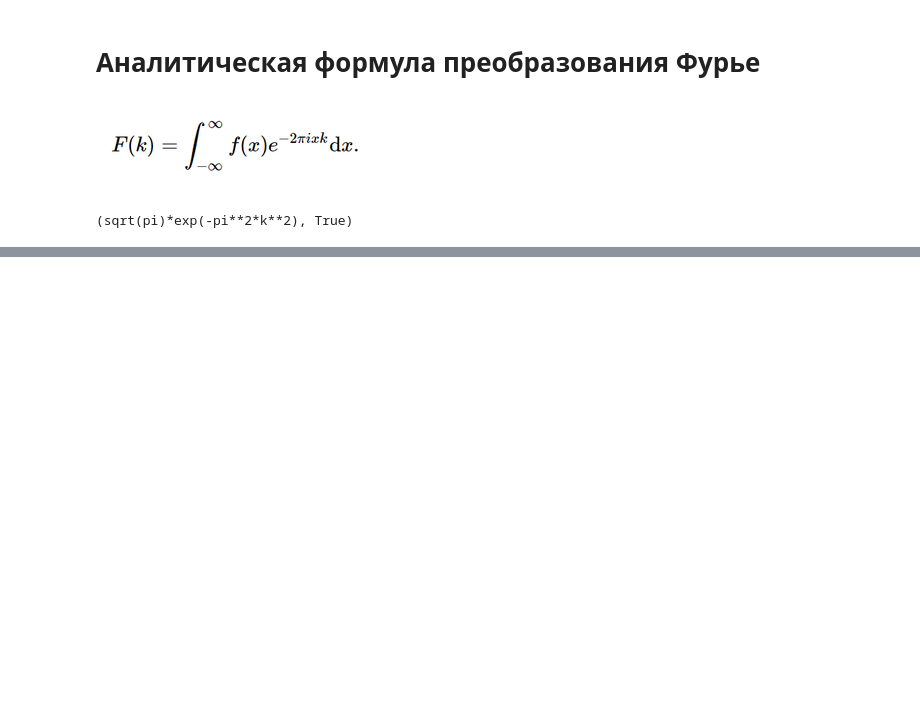
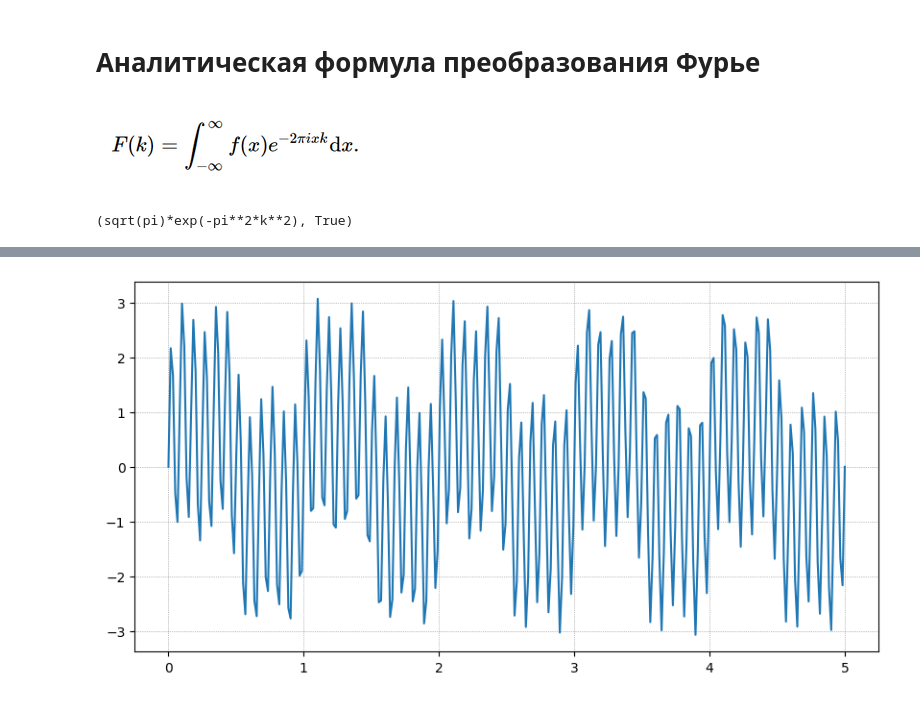
Before and after one commit to TAUforPython/wavelets, a Jupyter notebook: DFT_and_CFT.ipynb, the cells around one changed output, grey strips where cells are left out. Cells and saved outputs as stored; diff of their text form; code cells hidden in the pictures; blank space fills up the shorter version.

```diff
--- a/DFT_and_CFT.ipynb
+++ b/DFT_and_CFT.ipynb
@@ -107,0 +167,8 @@ print(gfg)
+# %%
+# Визуализация трех гармонических сигналов
+plt.figure(figsize=(10, 5))
+plt.plot(t, y)
+plt.grid(color='gray', linestyle=':', linewidth=0.5)
+plt.show()
+# %% [output]
+[figure, added]
```
Also changed, not shown: parts of 26 cells of this notebook.
